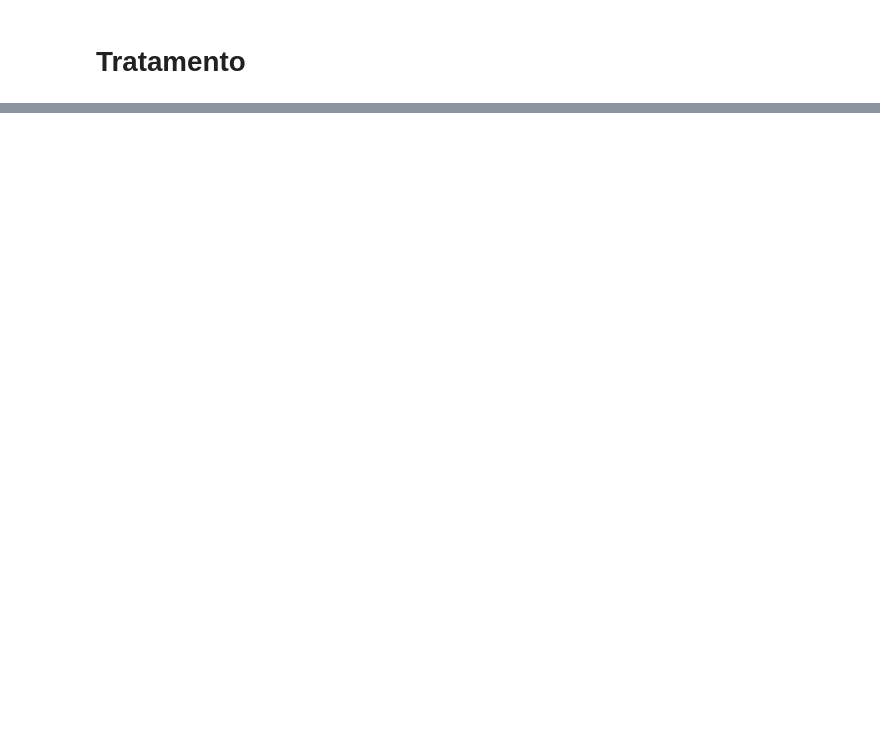
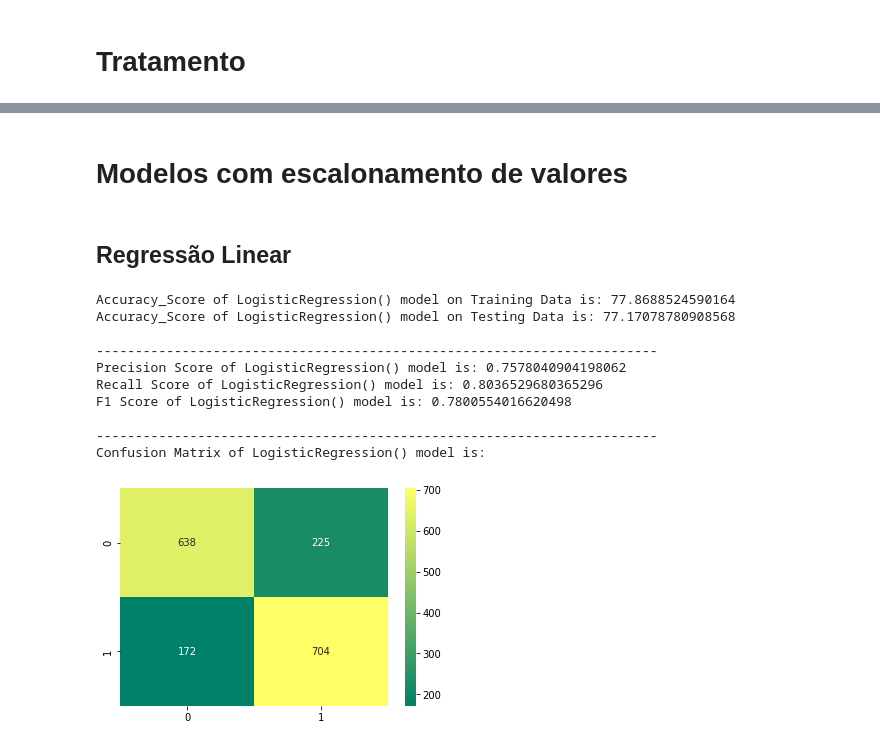
Before and after one commit to luhenr/KaggleCompetitions, a Jupyter notebook: SpaceshipTitanic.ipynb, the cells around one changed output, grey strips where cells are left out. Drawn from its saved outputs; the diff is of its cells as text; code cells hidden in the pictures; blank space fills up the shorter version.

```diff
--- a/SpaceshipTitanic.ipynb
+++ b/SpaceshipTitanic.ipynb
@@ -108,0 +197,3 @@ print(grid_search.best_params_, grid_search.best_score_)
+# %%
+X_scaled = scaler.fit_transform(X)
+test_df_scaled = scaler.fit_transform(test_df)
@@ -108,0 +202,43 @@ print(grid_search.best_params_, grid_search.best_score_)
+# %%
+x_train1, x_test1, y_train1, y_test1 = train_test_split(X_scaled,y,test_size=0.2,random_state=0)
+# %%
+training_score = []
+testing_score = []
+# %%
+def model_prediction(model):
+    model.fit(x_train1,y_train1)
+    x_train_pred1 = model.predict(x_train1)
+    x_test_pred1 = model.predict(x_test1)
+    a = accuracy_score(y_train1,x_train_pred1)*100
+    b = accuracy_score(y_test1,x_test_pred1)*100
+    training_score.append(a)
+    testing_score.append(b)
+
+    print(f"Accuracy_Score of {model} model on Training Data is:",a)
+    print(f"Accuracy_Score of {model} model on Testing Data is:",b)
+    print("\n------------------------------------------------------------------------")
+    print(f"Precision Score of {model} model is:",precision_score(y_test1,x_test_pred1))
+    print(f"Recall Score of {model} model is:",recall_score(y_test1,x_test_pred1))
+    print(f"F1 Score of {model} model is:",f1_score(y_test1,x_test_pred1))
+    print("\n------------------------------------------------------------------------")
+    print(f"Confusion Matrix of {model} model is:")
+    cm = confusion_matrix(y_test1,x_test_pred1)
+    sns.heatmap(cm,annot=True,fmt="g",cmap="summer")
+# %% [markdown]
+# Modelos com escalonamento de valores
+# %% [markdown]
+## Regressão Linear
+# %%
+model_prediction(LogisticRegression())
+# %% [output]
+Accuracy_Score of LogisticRegression() model on Training Data is: 77.8688524590164
+Accuracy_Score of LogisticRegression() model on Testing Data is: 77.17078780908568
+
+------------------------------------------------------------------------
+Precision Score of LogisticRegression() model is: 0.7578040904198062
+Recall Score of LogisticRegression() model is: 0.8036529680365296
+F1 Score of LogisticRegression() model is: 0.7800554016620498
+
+------------------------------------------------------------------------
+Confusion Matrix of LogisticRegression() model is:
+[figure, added]
```
Also changed, not shown: parts of 135 cells of this notebook.
